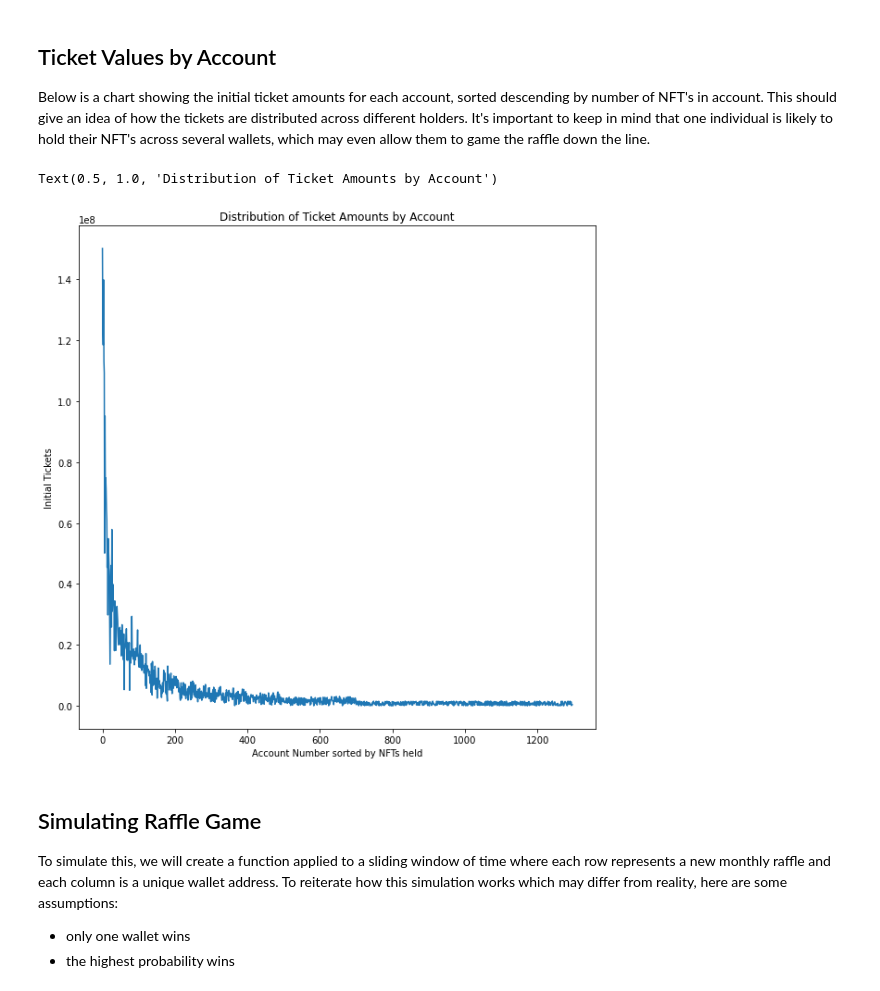
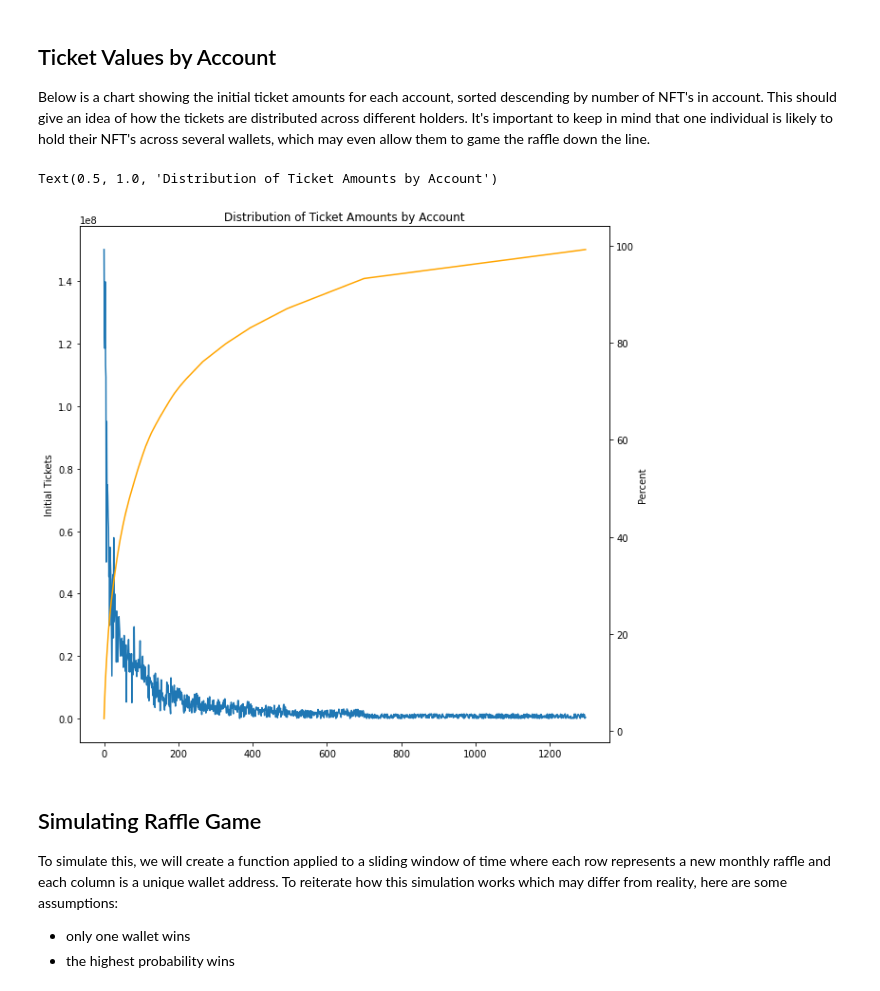
Before and after one commit to BryanEastman/ICPCs-Raffle, a Jupyter notebook: ICPCs Reward Distributions.ipynb, the cells around one changed output. Cells and saved outputs as stored; diff of their text form; code cells hidden in the pictures.

```diff
--- a/ICPCs Reward Distributions.ipynb
+++ b/ICPCs Reward Distributions.ipynb
@@ -194,13 +194,19 @@ holders.head(20)
 Below is a chart showing the initial ticket amounts for each account, sorted descending by number of NFT's in account.  This should give an idea of how the tickets are distributed across different holders.  It's important to keep in mind that one individual is likely to hold their NFT's across several wallets, which may even allow them to game the raffle down the line.
 # %%
 %matplotlib inline
+
+
+pct_int = holders['Percent'].str.strip('%').astype('float')
+
 plt.figure(figsize=(10,10))
 sns.lineplot(x=holders.index,y=holders['Initial Tickets'])
+ax2 = plt.twinx()
+sns.lineplot(x=holders.index, y=pct_int.cumsum(),ax=ax2,color='orange')
 plt.xlabel('Account Number sorted by NFTs held')
 plt.title('Distribution of Ticket Amounts by Account')
 # %% [output]
 Text(0.5, 1.0, 'Distribution of Ticket Amounts by Account')
-[figure, old version]
+[figure, new version]
 # %% [markdown]
 ## Simulating Raffle Game
 
```
Also changed, not shown: parts of 5 cells of this notebook.
